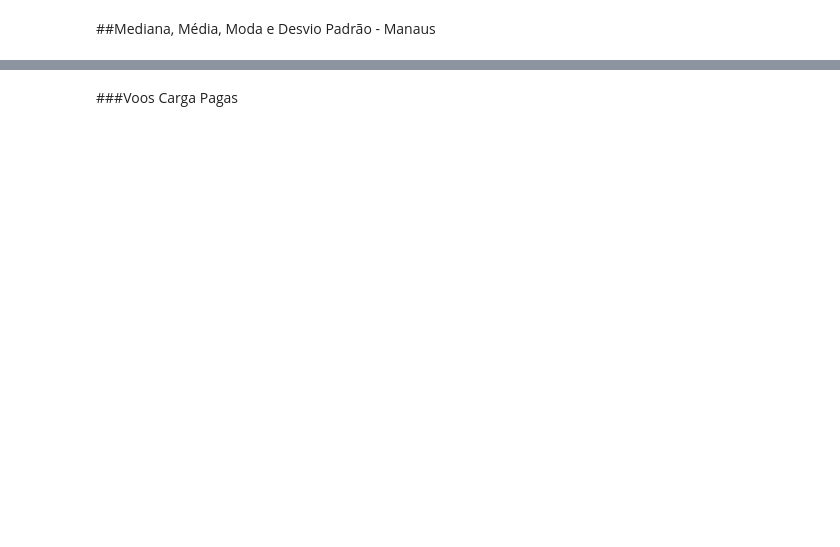
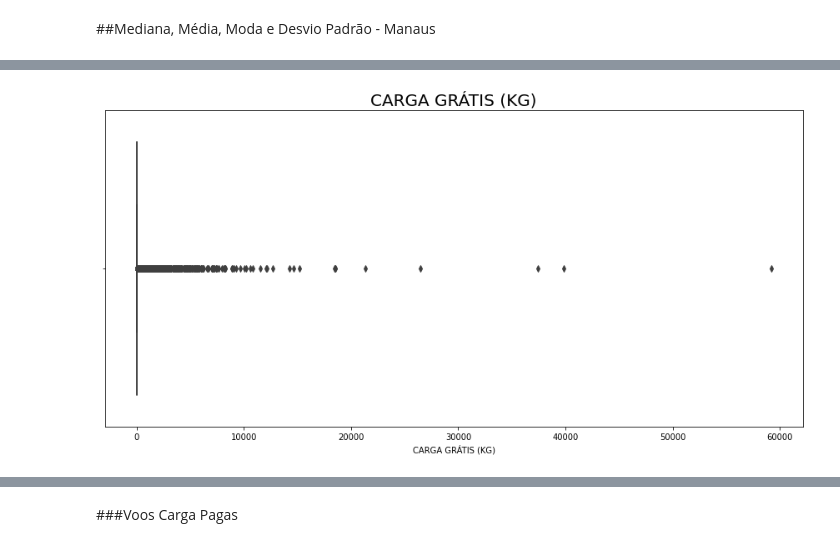
Before and after one commit to MaisaVidal/trabalho_estatistica, a Jupyter notebook: pcorrea-esilva.ipynb, the cells around one changed output, grey strips where cells are left out. Drawn from its saved outputs; the diff is of its cells as text; code cells hidden in the pictures; blank space fills up the shorter version.

```diff
--- a/pcorrea-esilva.ipynb
+++ b/pcorrea-esilva.ipynb
@@ -144,3 +171,8 @@ dataset_manaus2.head(10)
+# %%
+def plotBox(colum):
+  _res_boxplot = sns.boxplot(dataset_manaus[colum])
+  _res_boxplot.figure.set_size_inches(15,7)
+  _res_boxplot.set_title(colum, fontsize=20)
 # %%
 for _i in dataset_manaus:
   print(_i)
@@ -190,0 +228,4 @@ A desvio padrão de carga_gratis é 1870KG
+# %%
+plotBox('CARGA GRÁTIS (KG)')
+# %% [output]
+[figure, added]
```
Also changed, not shown: parts of 24 cells of this notebook.
